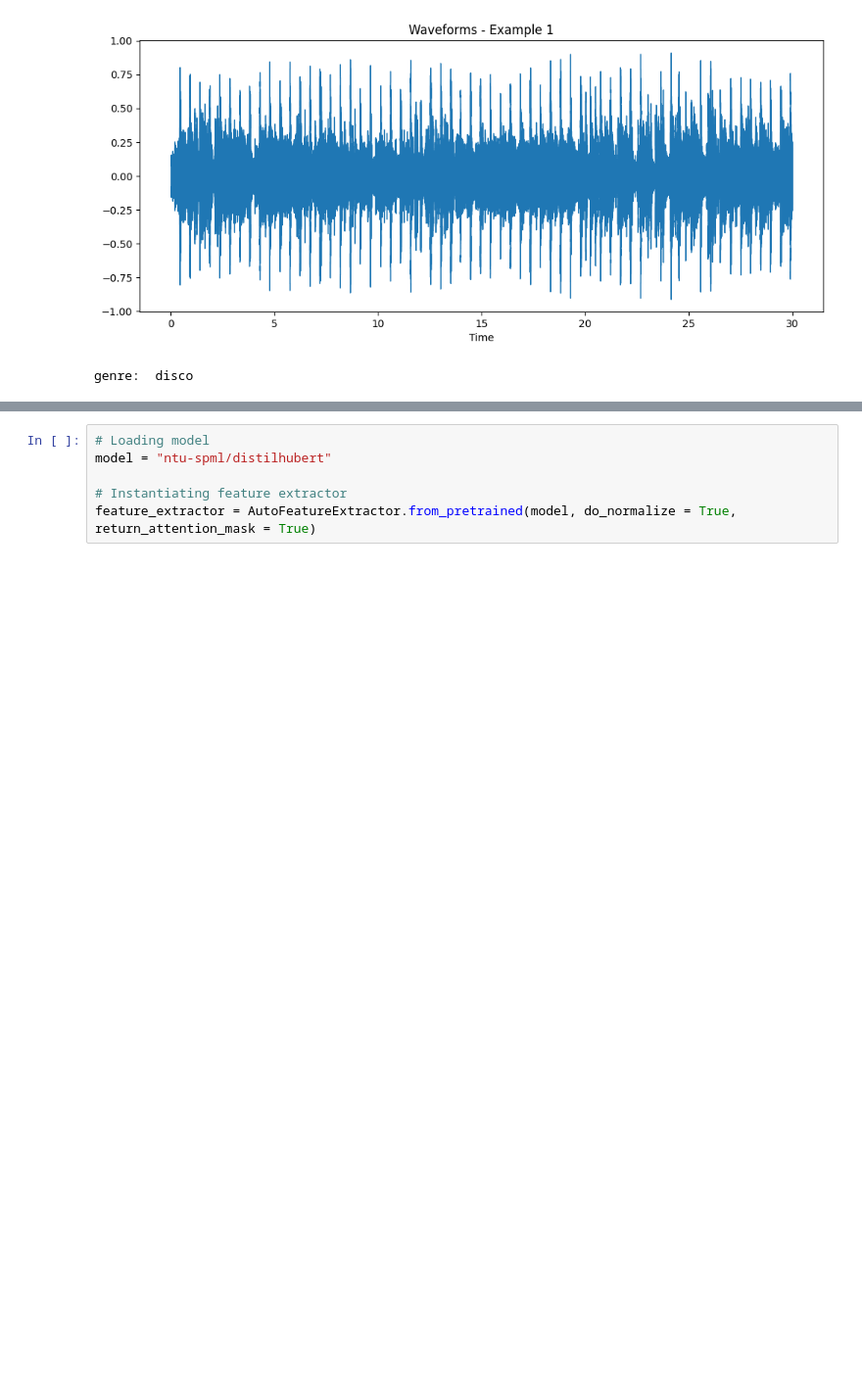
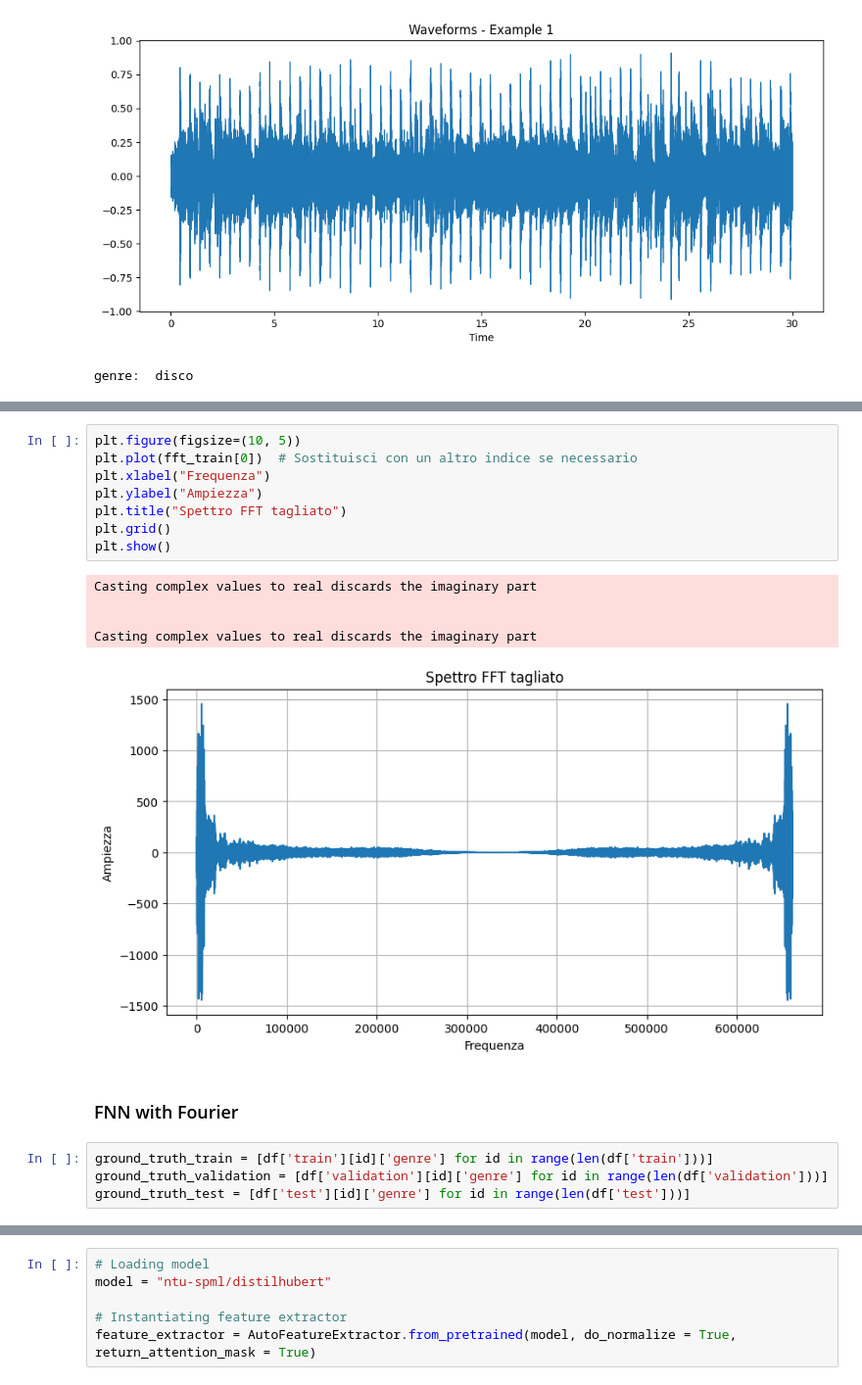
Before and after one commit to AndreaDAmicis22/DigitalSignalImageManagement, a Jupyter notebook: AudioClassification.ipynb, the cells around one changed output, grey strips where cells are left out. Shown at 98% size. Saved outputs shown, nothing was run; the diff lists cells and outputs as text; blank space fills up the shorter version.

```diff
--- a/AudioClassification.ipynb
+++ b/AudioClassification.ipynb
@@ -242,0 +301,20 @@ Audio(data = array, rate = sampling_rate)
+# %%
+plt.figure(figsize=(10, 5))
+plt.plot(fft_train[0])  # Sostituisci con un altro indice se necessario
+plt.xlabel("Frequenza")
+plt.ylabel("Ampiezza")
+plt.title("Spettro FFT tagliato")
+plt.grid()
+plt.show()
+# %% [output]
+Casting complex values to real discards the imaginary part
+
+
+Casting complex values to real discards the imaginary part
+[figure, added]
+# %% [markdown]
+### FNN with Fourier
+# %%
+ground_truth_train = [df['train'][id]['genre'] for id in range(len(df['train']))]
+ground_truth_validation = [df['validation'][id]['genre'] for id in range(len(df['validation']))]
+ground_truth_test = [df['test'][id]['genre'] for id in range(len(df['test']))]
```
Also changed, not shown: parts of 25 cells of this notebook.
